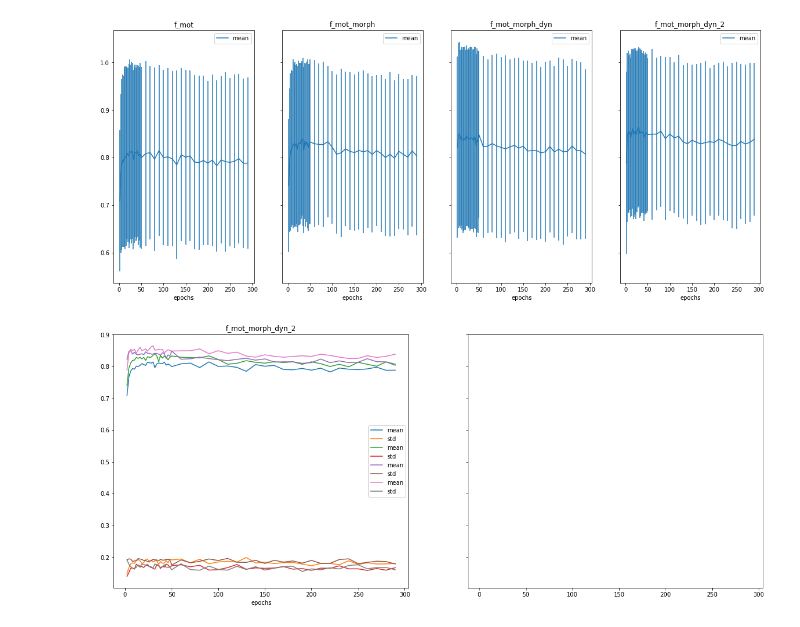
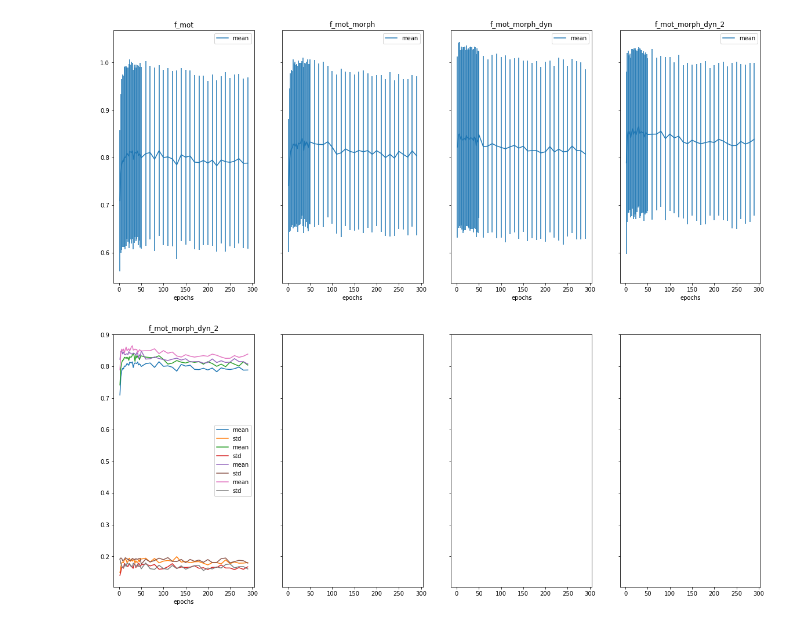
Before and after one commit to redchuk/n_track_ML, a Jupyter notebook: notebooks/plot_epoch_loop_outputs.ipynb, the cells around one changed output. Drawn from its saved outputs; the diff is of its cells as text; code cells hidden in the pictures.

Commit message:
use same number of sublots in combined epoch loop plot for easier comparison

```diff
--- a/notebooks/plot_epoch_loop_outputs.ipynb
+++ b/notebooks/plot_epoch_loop_outputs.ipynb
@@ -166,13 +166,13 @@ for fset in grp['fset'].unique():
 # %%
 import matplotlib.pyplot as plt
 
-fig, axs = plt.subplots(1,2, sharex=True, sharey=True)
+fig, axs = plt.subplots(1,4, sharex=True, sharey=True)
 fig.set_size_inches(20,8)
 i=0
 for fset in grp['fset'].unique():
     #print(fset)
 
     grp[grp['fset']==fset].plot('epochs', yerr=None, label='mean', title=fset, ax=axs[i])
     #i = i+1
 # %% [output]
-[figure, old version]
+[figure, new version]
```
